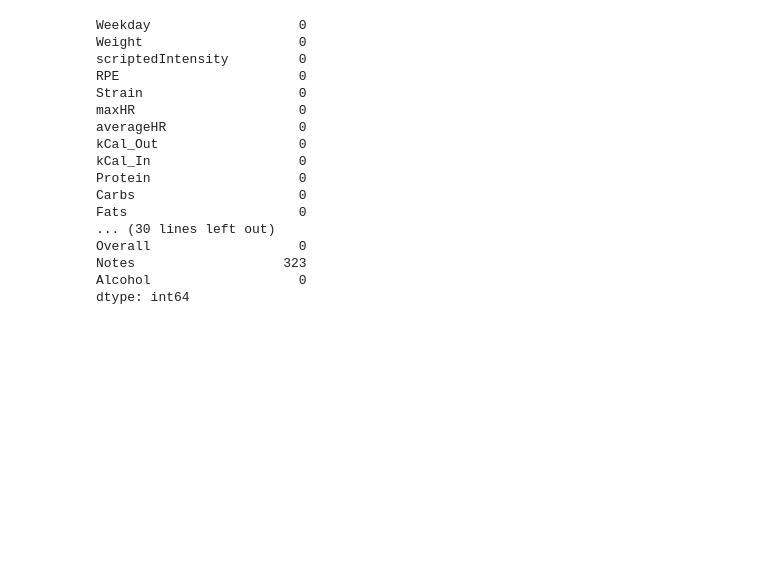
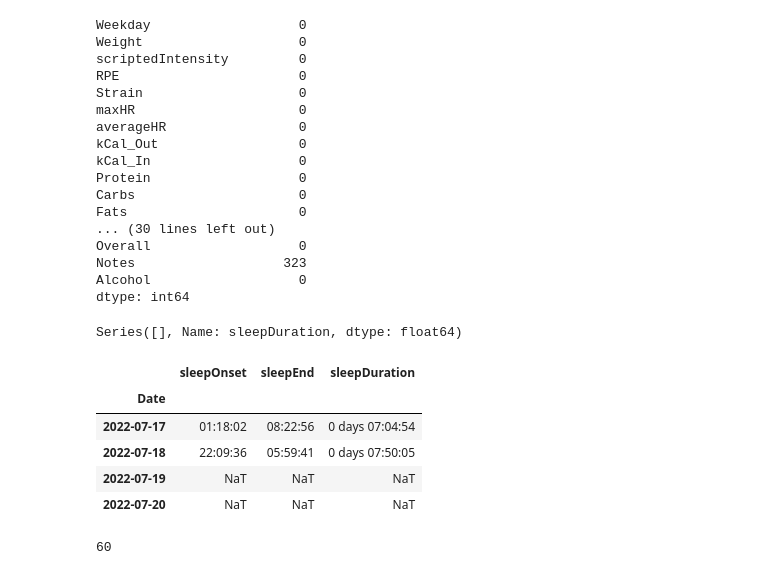
Before and after one commit to stilyan91/Nutrition-and-Fitness-Correlation-Analysis, a Jupyter notebook: Nutrition-and-Fitness-Correlation-Analysis.ipynb, the cells around one changed output. Drawn from its saved outputs; the diff is of its cells as text; code cells hidden in the pictures; blank space fills up the shorter version.

```diff
--- a/Nutrition-and-Fitness-Correlation-Analysis.ipynb
+++ b/Nutrition-and-Fitness-Correlation-Analysis.ipynb
@@ -344,7 +344,17 @@ Overall                   0
 Notes                   323
 Alcohol                   0
 dtype: int64
-# %%
-# Transform 'sleepOnset' and 'sleepEnd' to datetime.time objects
-daily_performance_dataset['sleepOnset']= pd.to_datetime(daily_performance_dataset['sleepOnset'].astype(str), format='%I:%M:%S %p').dt.time
-daily_performance_dataset['sleepEnd'] = pd.to_datetime(daily_performance_dataset['sleepEnd'].astype(str), format='%I:%M:%S %p').dt.time
+# %%
+from datetime import timedelta
+
+# Convert sleepOnset and sleepEnd to datetime
+daily_performance_dataset['sleepOnset'] = pd.to_datetime(daily_performance_dataset['sleepOnset'], format='%I:%M:%S %p')
+daily_performance_dataset['sleepEnd'] = pd.to_datetime(daily_performance_dataset['sleepEnd'], format='%I:%M:%S %p')
+
+# Handle cases where sleepEnd is on the next day
+daily_performance_dataset['sleepEnd'] = daily_performance_dataset.apply(lambda row: row['sleepEnd'] + timedelta(days=1) if row['sleepEnd'] < row['sleepOnset'] else row['sleepEnd'], axis=1)
+
+# Calculate sleep duration
+daily_performance_dataset['sleepDuration'] = daily_performance_dataset['sleepEnd'] - daily_performance_dataset['sleepOnset']
+# %%
+daily_performance_dataset['sleepOnset'] = daily_performance_dataset['sleepOnset'].dt.time
@@ -350,0 +366,13 @@ daily_performance_dataset['sleepEnd'] = pd.to_datetime(daily_performance_dataset
+# %%
+sleep_duration_hours[sleep_duration_hours < 0]
+# %% [output]
+Series([], Name: sleepDuration, dtype: float64)
+# %%
+daily_performance_dataset.loc['2022-07-17':'2022-07-20',['sleepOnset', 'sleepEnd', 'sleepDuration']]
+# %% [output]
+|  | sleepOnset | sleepEnd | sleepDuration |
+| Date |  |  |  |
+| 2022-07-17 | 01:18:02 | 08:22:56 | 0 days 07:04:54 |
+| 2022-07-18 | 22:09:36 | 05:59:41 | 0 days 07:50:05 |
+| 2022-07-19 | NaT | NaT | NaT |
+| 2022-07-20 | NaT | NaT | NaT |
@@ -350,0 +388,5 @@ daily_performance_dataset['sleepEnd'] = pd.to_datetime(daily_performance_dataset
+# %%
+# Checking for missing data
+daily_performance_dataset['sleepDuration'].isna().sum()
+# %% [output]
+60
```
Also changed, not shown: parts of 10 cells of this notebook.
